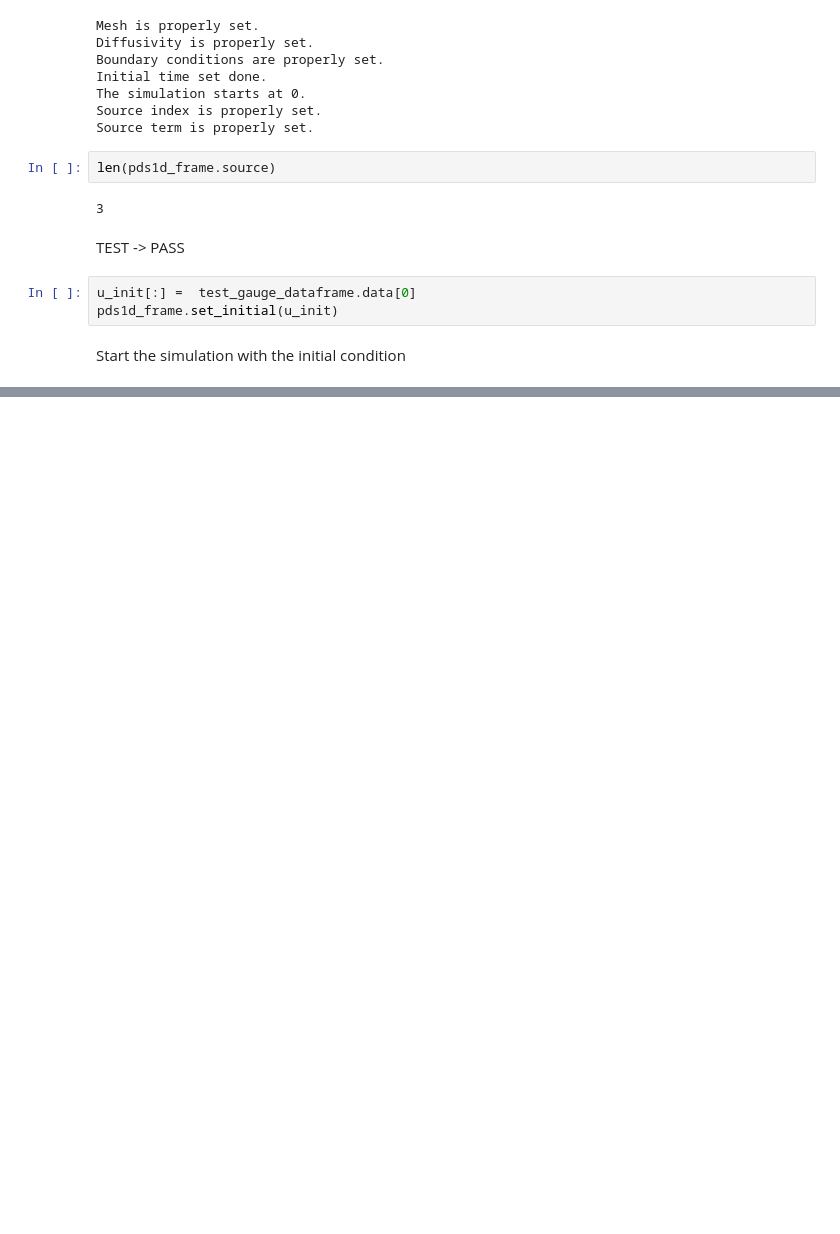
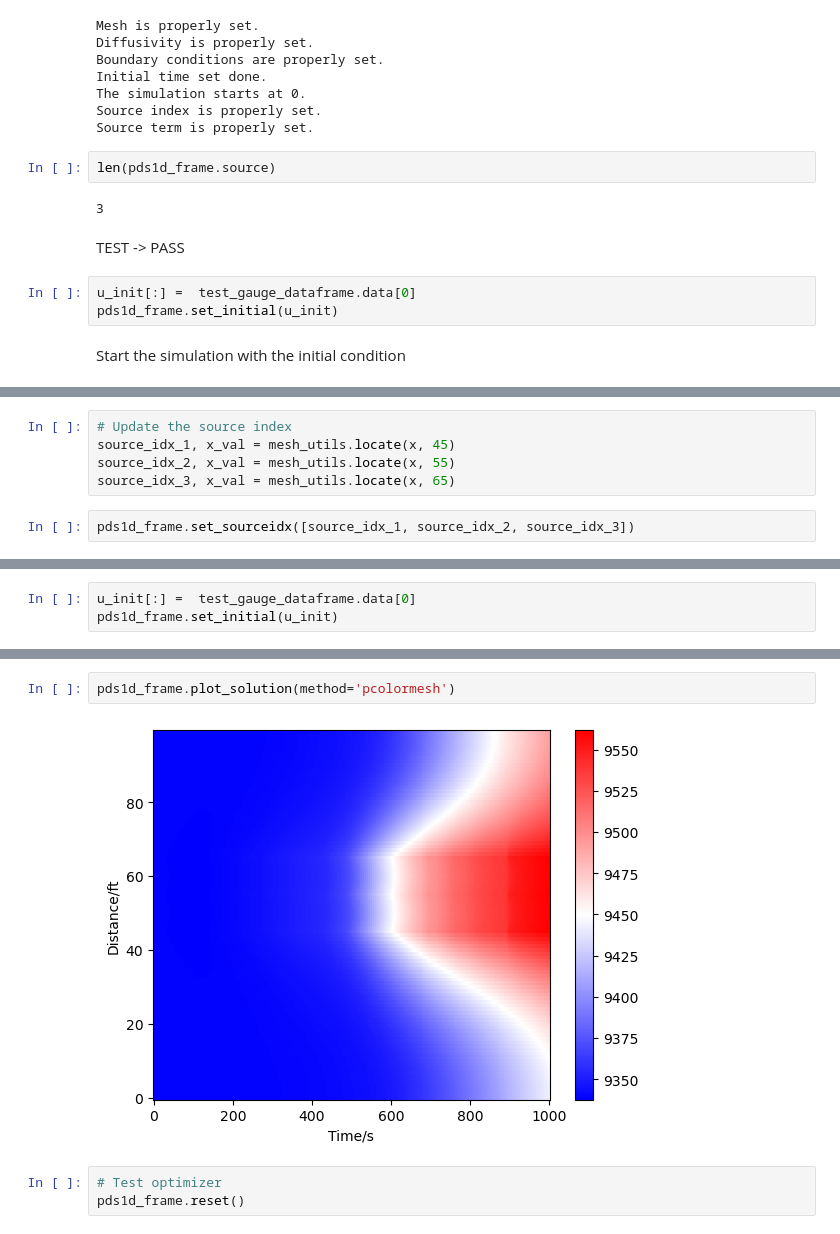
Before and after one commit to shenyaojin/pds, a Jupyter notebook: tester/MultiSource_tester.ipynb, the cells around one changed output, grey strips where cells are left out. Cells and saved outputs as stored; diff of their text form; blank space fills up the shorter version.

```diff
--- a/tester/MultiSource_tester.ipynb
+++ b/tester/MultiSource_tester.ipynb
@@ -128,0 +178,7 @@ Start the simulation with the initial condition
+# %%
+# Update the source index
+source_idx_1, x_val = mesh_utils.locate(x, 45)
+source_idx_2, x_val = mesh_utils.locate(x, 55)
+source_idx_3, x_val = mesh_utils.locate(x, 65)
+# %%
+pds1d_frame.set_sourceidx([source_idx_1, source_idx_2, source_idx_3])
@@ -128,0 +191,3 @@ Start the simulation with the initial condition
+# %%
+u_init[:] =  test_gauge_dataframe.data[0]
+pds1d_frame.set_initial(u_init)
@@ -128,0 +205,7 @@ Start the simulation with the initial condition
+# %%
+pds1d_frame.plot_solution(method='pcolormesh')
+# %% [output]
+[figure, added]
+# %%
+# Test optimizer
+pds1d_frame.reset()
```
Also changed, not shown: parts of 24 cells of this notebook, 4 other files.
